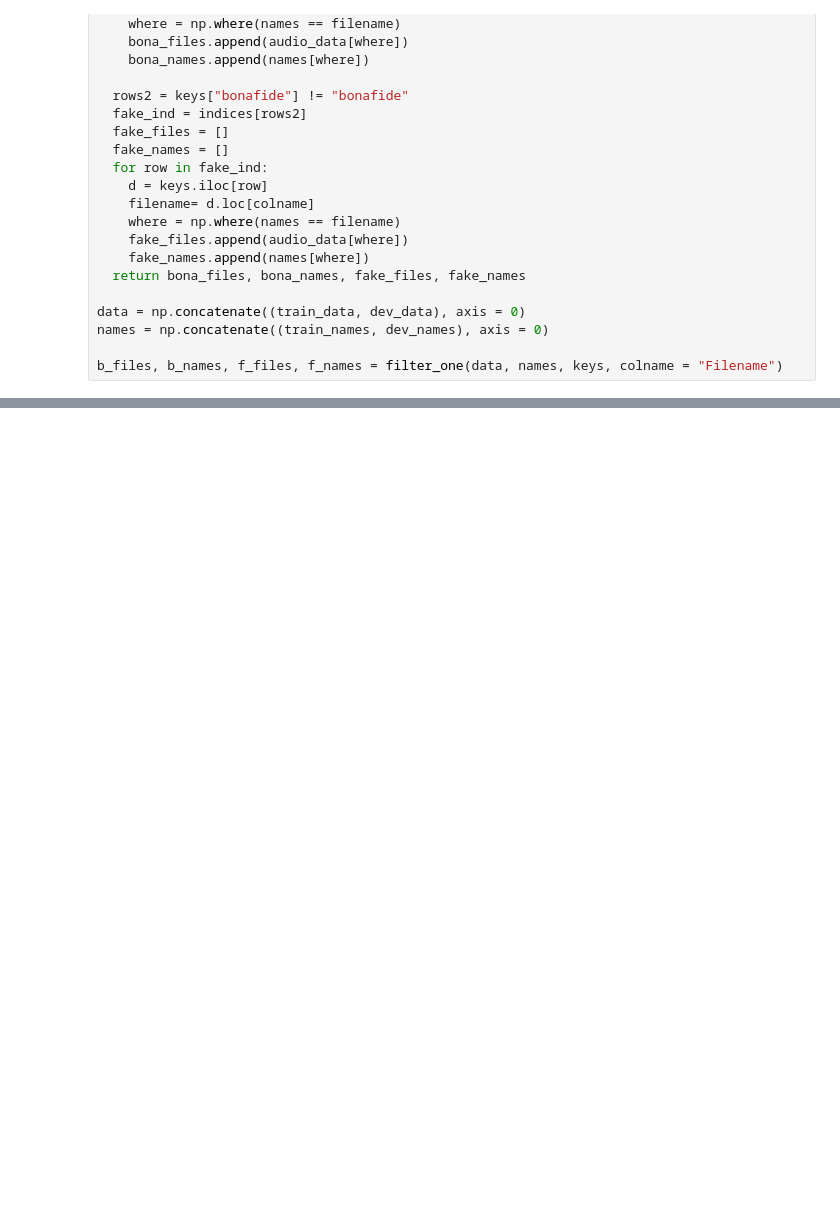
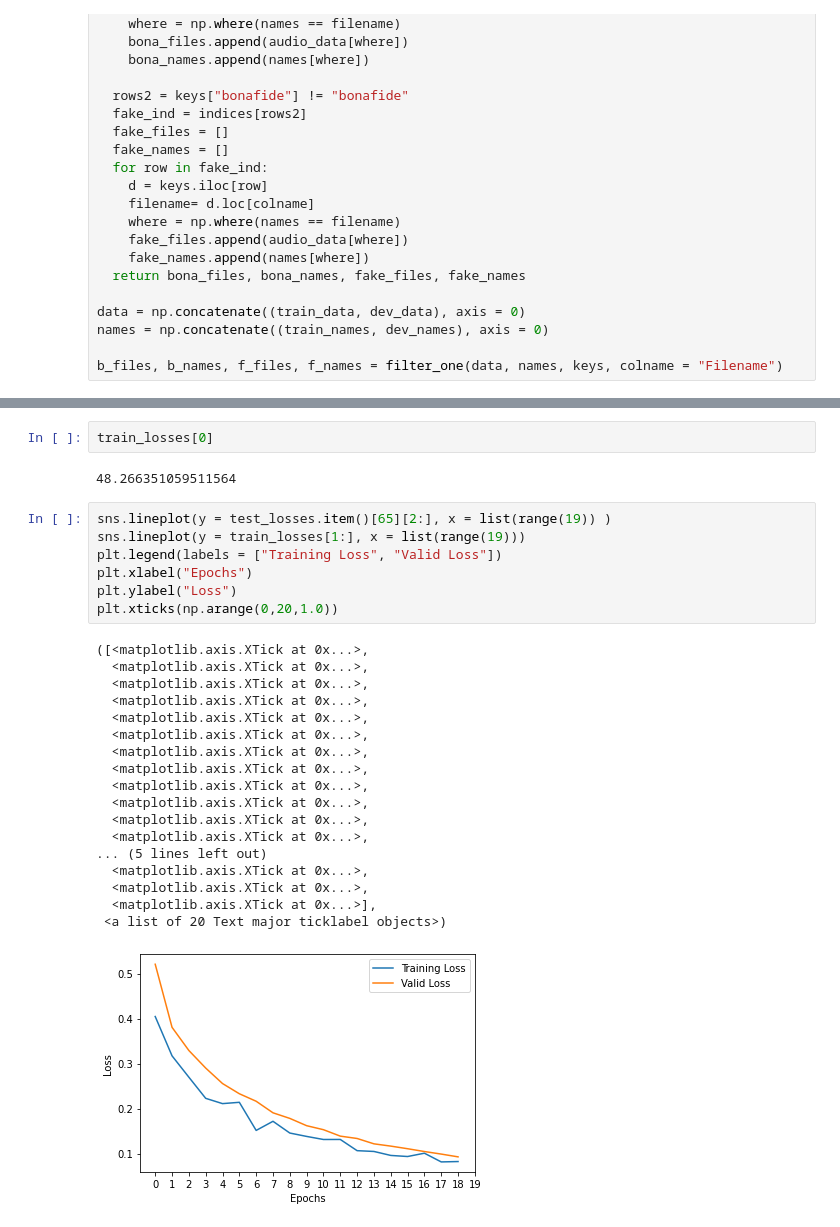
Before and after one commit to junycha97/idl-11785, a Jupyter notebook: 11785FP.ipynb, the cells around one changed output, grey strips where cells are left out. Drawn from its saved outputs; the diff is of its cells as text; blank space fills up the shorter version.

```diff
--- a/11785FP.ipynb
+++ b/11785FP.ipynb
@@ -668,0 +717,30 @@ Epoch [6/20] loss: 0.11310 val_loss: 0.08055 gender0 mse: 0.18057 gender1mse: 0.
+# %%
+train_losses[0]
+# %% [output]
+48.266351059511564
+# %%
+sns.lineplot(y = test_losses.item()[65][2:], x = list(range(19)) )
+sns.lineplot(y = train_losses[1:], x = list(range(19)))
+plt.legend(labels = ["Training Loss", "Valid Loss"])
+plt.xlabel("Epochs")
+plt.ylabel("Loss")
+plt.xticks(np.arange(0,20,1.0))
+# %% [output]
+([<matplotlib.axis.XTick at 0x...>,
+  <matplotlib.axis.XTick at 0x...>,
+  <matplotlib.axis.XTick at 0x...>,
+  <matplotlib.axis.XTick at 0x...>,
+  <matplotlib.axis.XTick at 0x...>,
+  <matplotlib.axis.XTick at 0x...>,
+  <matplotlib.axis.XTick at 0x...>,
+  <matplotlib.axis.XTick at 0x...>,
+  <matplotlib.axis.XTick at 0x...>,
+  <matplotlib.axis.XTick at 0x...>,
+  <matplotlib.axis.XTick at 0x...>,
+  <matplotlib.axis.XTick at 0x...>,
+... (5 lines left out)
+  <matplotlib.axis.XTick at 0x...>,
+  <matplotlib.axis.XTick at 0x...>,
+  <matplotlib.axis.XTick at 0x...>],
+ <a list of 20 Text major ticklabel objects>)
+[figure, added]
```
Also changed, not shown: parts of 26 cells of this notebook.
